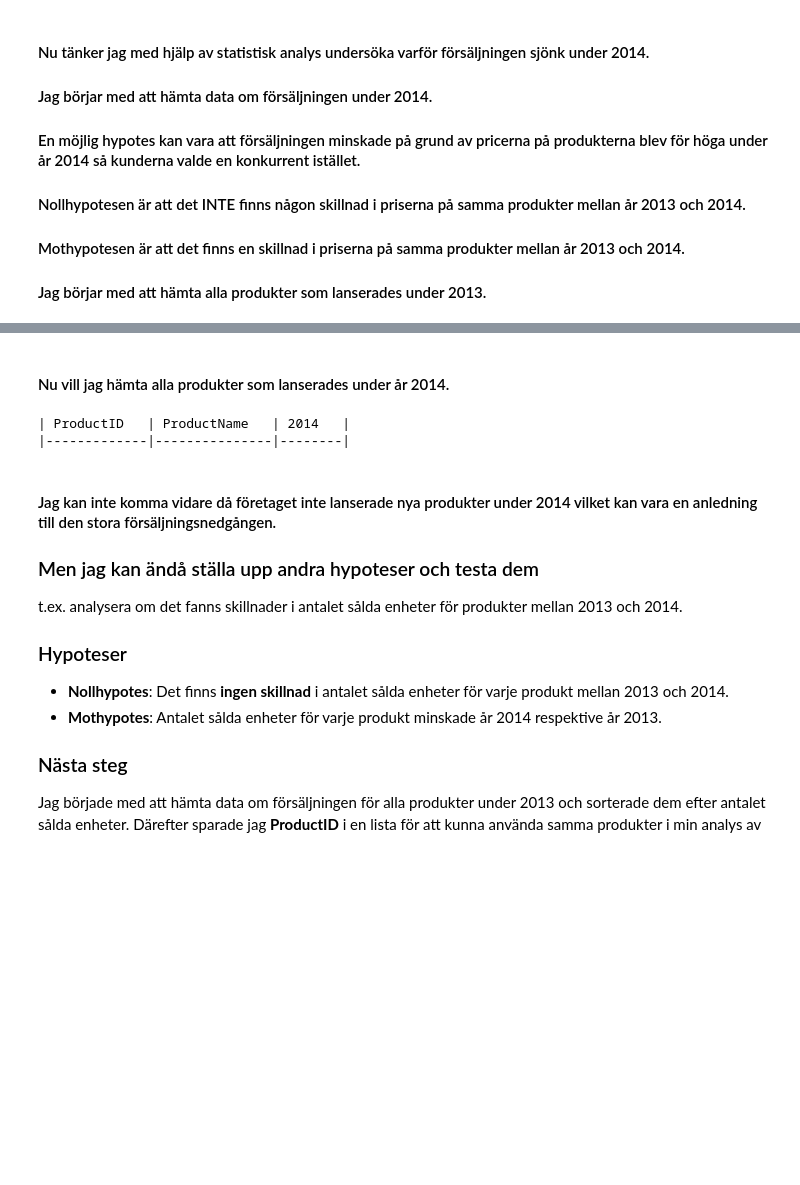
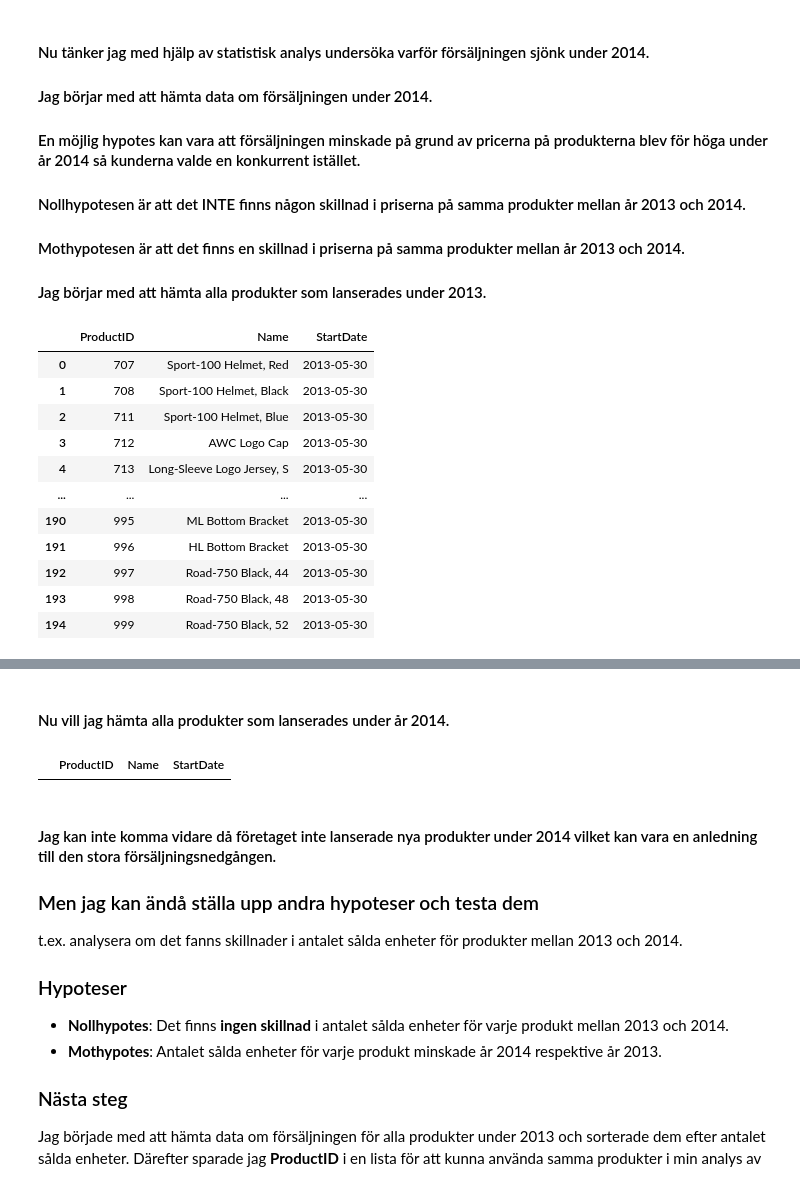
Before and after one commit to maria-lagerholm/FullStackRomanChurches, a Jupyter notebook: kunskapskontroll_Lagerholm.ipynb, the cells around one changed output, grey strips where cells are left out. Cells and saved outputs as stored; diff of their text form; code cells hidden in the pictures; blank space fills up the shorter version.

```diff
--- a/kunskapskontroll_Lagerholm.ipynb
+++ b/kunskapskontroll_Lagerholm.ipynb
@@ -272,19 +226,30 @@ Ken Sánchez  [https://www.linkedin.com/in/ken-sanchez-1755867a/]
 
 #### Jag börjar med att hämta alla produkter som lanserades under 2013.
 # %%
-
 query = """
-SELECT TOP 10
-    A.ProductID, -- blir den unika kolumnen som vi ska sammanfoga tabellerna på
-    B.Name AS ProductName, -- hämtar namnet på produkten
-    A.StartDate AS [2013] -- då när produkten lanserades
+SELECT
+    A.ProductID,
+    B.Name,
+    A.StartDate
 FROM
-    Production.ProductListPriceHistory A -- tabellen Production.ProductListPriceHistory innehåller information om priserna på produkterna
-    JOIN Production.Product B -- tabellen Production.Product innehåller information om produkterna
-    ON A.ProductID = B.ProductID -- sammanfogar tabellerna på ProductID
+    Production.ProductListPriceHistory A
+    JOIN Production.Product B
+    ON A.ProductID = B.ProductID
 WHERE
-    YEAR(A.StartDate) = 2013; -- vi väljer bara rader då StartDate innehåller 2013
+    YEAR(A.StartDate) = 2013;
 """
 sales_df = pd.read_sql(query, engine)
-print(sales_df.to_markdown())
+sales_df
 # %% [output]
+|  | ProductID | Name | StartDate |
+| 0 | 707 | Sport-100 Helmet, Red | 2013-05-30 |
+| 1 | 708 | Sport-100 Helmet, Black | 2013-05-30 |
+| 2 | 711 | Sport-100 Helmet, Blue | 2013-05-30 |
+| 3 | 712 | AWC Logo Cap | 2013-05-30 |
+| 4 | 713 | Long-Sleeve Logo Jersey, S | 2013-05-30 |
+| ... | ... | ... | ... |
+| 190 | 995 | ML Bottom Bracket | 2013-05-30 |
+| 191 | 996 | HL Bottom Bracket | 2013-05-30 |
+| 192 | 997 | Road-750 Black, 44 | 2013-05-30 |
+| 193 | 998 | Road-750 Black, 48 | 2013-05-30 |
+| 194 | 999 | Road-750 Black, 52 | 2013-05-30 |
@@ -307,8 +261,8 @@ print(sales_df.to_markdown())
 query = """
 SELECT
     A.ProductID,
-    B.Name AS ProductName,
-    A.StartDate AS [2014]
+    B.Name,
+    A.StartDate
 FROM
     Production.ProductListPriceHistory A
     JOIN Production.Product B
@@ -317,11 +271,10 @@ WHERE
     YEAR(A.StartDate) = 2014;
 """
 
-price_df = pd.read_sql(query, engine)
-print(price_df.to_markdown())
+df = pd.read_sql(query, engine)
+df
 # %% [output]
-| ProductID   | ProductName   | 2014   |
-|-------------|---------------|--------|
+|  | ProductID | Name | StartDate |
 # %% [markdown]
 #### Jag kan inte komma vidare då företaget inte lanserade nya produkter under 2014 vilket kan vara en anledning till den stora försäljningsnedgången.
 
```
Also changed, not shown: parts of 24 cells of this notebook.
